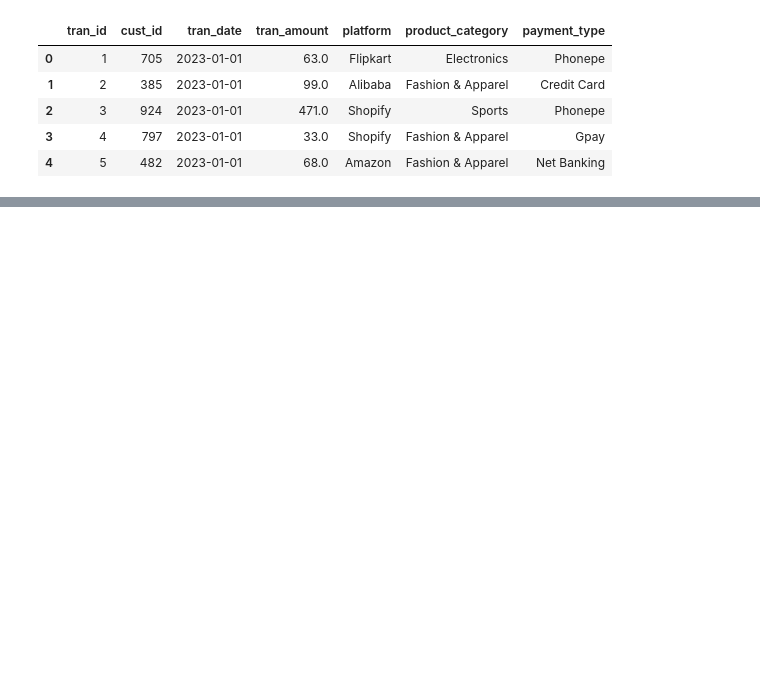
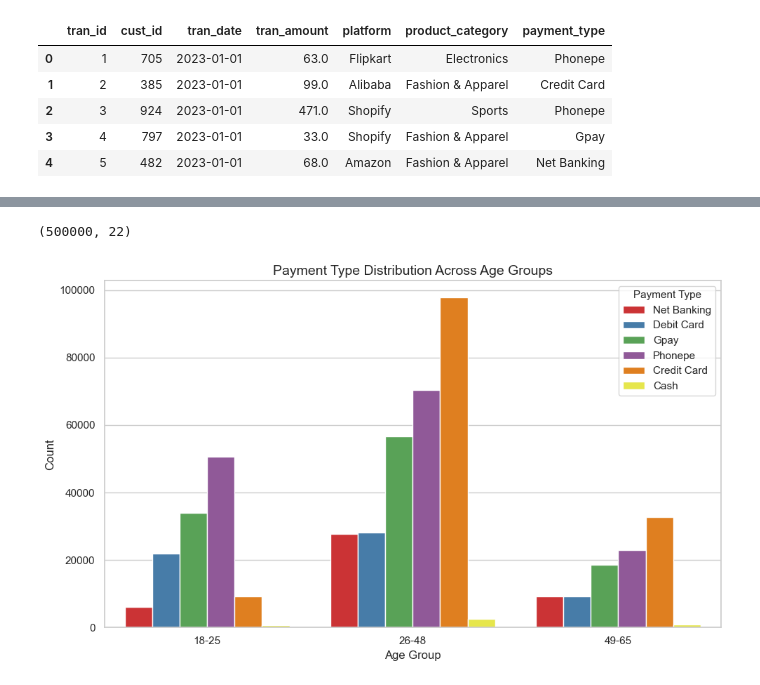
Before and after one commit to GKPSingh/Practice, a Jupyter notebook: Banking Project/Banking_Project.ipynb, the cells around one changed output, grey strips where cells are left out. Cells and saved outputs as stored; diff of their text form; code cells hidden in the pictures; blank space fills up the shorter version.

```diff
--- a/Banking Project/Banking_Project.ipynb
+++ b/Banking Project/Banking_Project.ipynb
@@ -1191,2 +1204,4 @@ df_trans.head()
 # %%
-#df_cust_trans = pd.merge(df_cust, df_trans, how='inner'
+# Merging the customer_creditscore data with the transaction data
+df = pd.merge(df_cust_cs, df_trans, on = 'cust_id',how='inner')
+df.head(10)
@@ -1192,0 +1220,19 @@ df_trans.head()
+# %%
+# Checking the size of the data
+df.shape
+# %% [output]
+(500000, 22)
+# %%
+# Plot of Payment distribution per Age group
+plt.figure(figsize=(10, 6))
+sns.set(style='whitegrid')
+sns.countplot(x = 'age_group',hue='payment_type', data = df,palette='Set1')
+plt.title('Payment Type Distribution Across Age Groups', fontsize=14)
+plt.xlabel('Age Group', fontsize=12)
+plt.ylabel('Count', fontsize=12)
+plt.legend(title='Payment Type', title_fontsize=11)
+plt.xticks(rotation=0)
+plt.tight_layout()
+plt.show()
+# %% [output]
+[figure, added]
```
Also changed, not shown: parts of 10 cells of this notebook.
